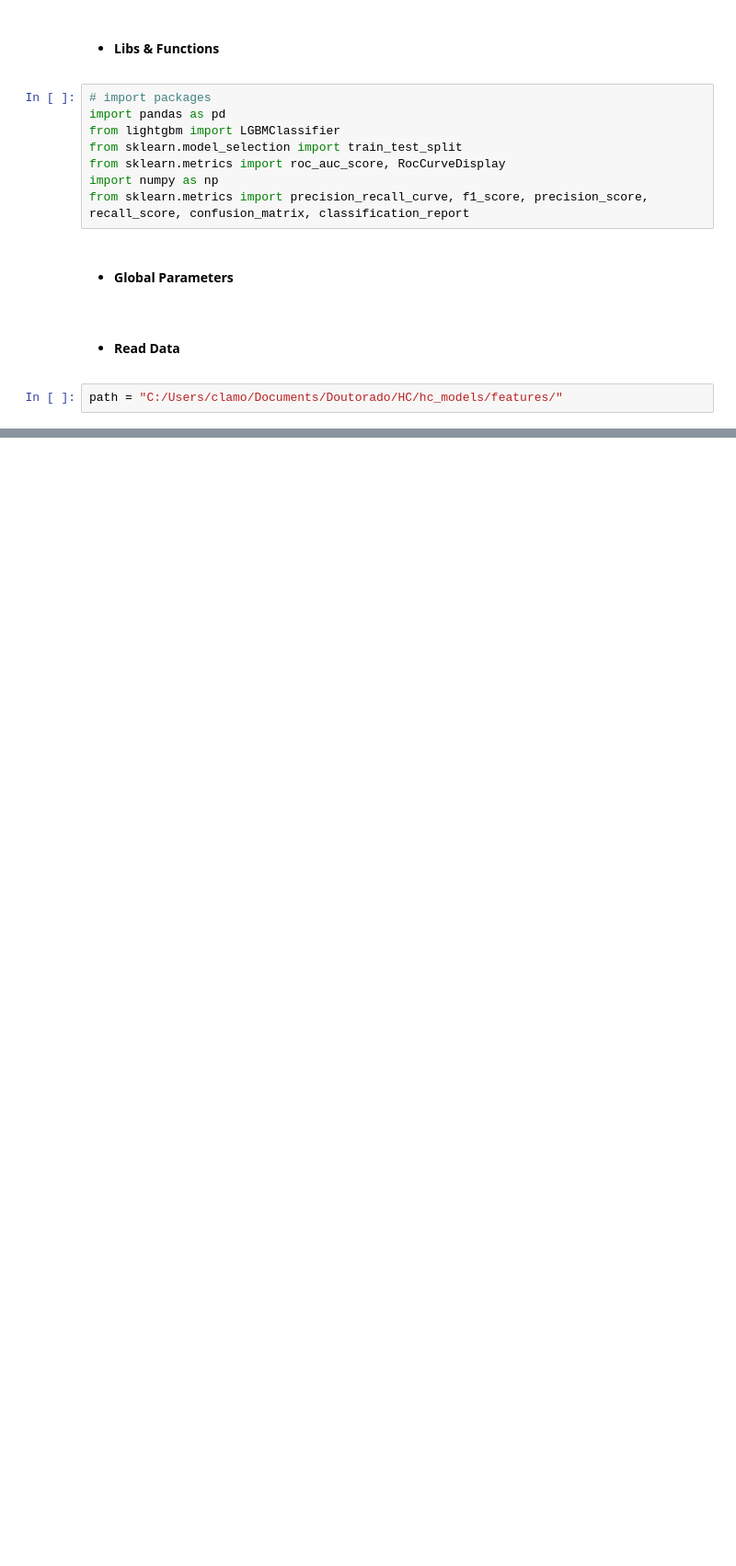
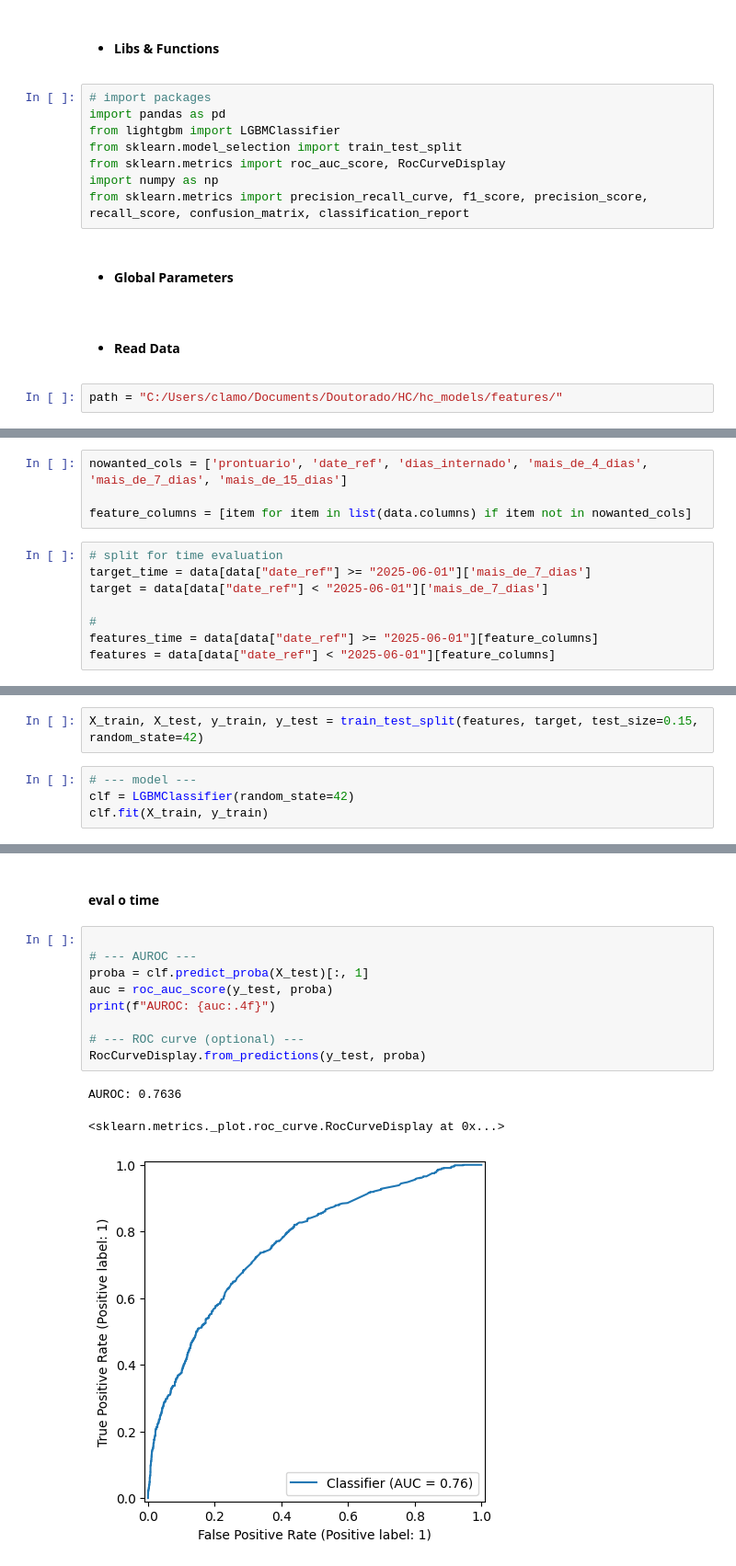
Before and after one commit to claudioalvesluis/hc_ufpe_longstay, a Jupyter notebook: tests_modelling.ipynb, the cells around one changed output, grey strips where cells are left out. Shown at 92% size. Saved outputs shown, nothing was run; the diff lists cells and outputs as text; blank space fills up the shorter version.

Commit message:
modelling_init

```diff
--- a/tests_modelling.ipynb
+++ b/tests_modelling.ipynb
@@ -238,0 +160,12 @@ else:
+# %%
+nowanted_cols = ['prontuario', 'date_ref', 'dias_internado', 'mais_de_4_dias', 'mais_de_7_dias', 'mais_de_15_dias']
+
+feature_columns = [item for item in list(data.columns) if item not in nowanted_cols]
+# %%
+# split for time evaluation
+target_time = data[data["date_ref"] >= "2025-06-01"]['mais_de_7_dias']
+target = data[data["date_ref"] < "2025-06-01"]['mais_de_7_dias']
+
+#
+features_time = data[data["date_ref"] >= "2025-06-01"][feature_columns]
+features = data[data["date_ref"] < "2025-06-01"][feature_columns]
@@ -238,0 +187,6 @@ else:
+# %%
+X_train, X_test, y_train, y_test = train_test_split(features, target, test_size=0.15, random_state=42)
+# %%
+# --- model ---
+clf = LGBMClassifier(random_state=42)
+clf.fit(X_train, y_train)
@@ -238,0 +202,15 @@ else:
+# %% [markdown]
+#### eval o time
+# %%
+
+# --- AUROC ---
+proba = clf.predict_proba(X_test)[:, 1]
+auc = roc_auc_score(y_test, proba)
+print(f"AUROC: {auc:.4f}")
+
+# --- ROC curve (optional) ---
+RocCurveDisplay.from_predictions(y_test, proba)
+# %% [output]
+AUROC: 0.7636
+<sklearn.metrics._plot.roc_curve.RocCurveDisplay at 0x...>
+[figure, added]
```
Also changed, not shown: parts of 49 cells of this notebook, 5 other files.
